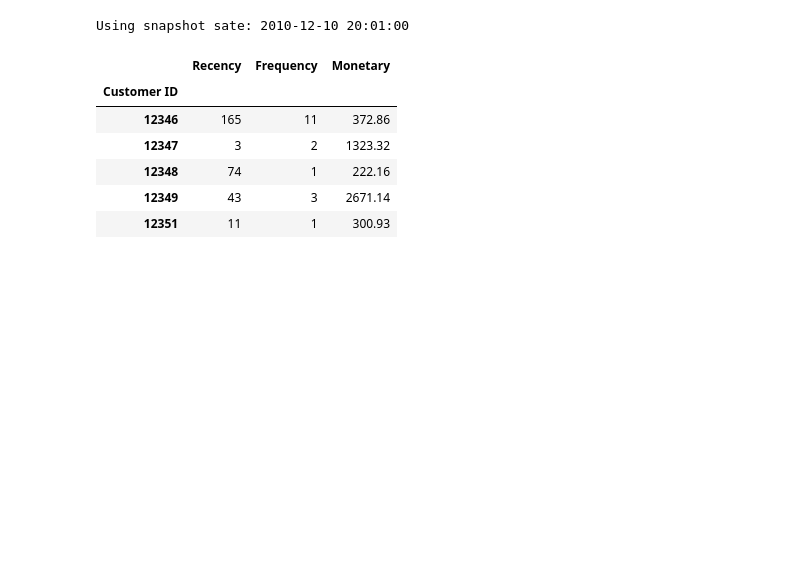
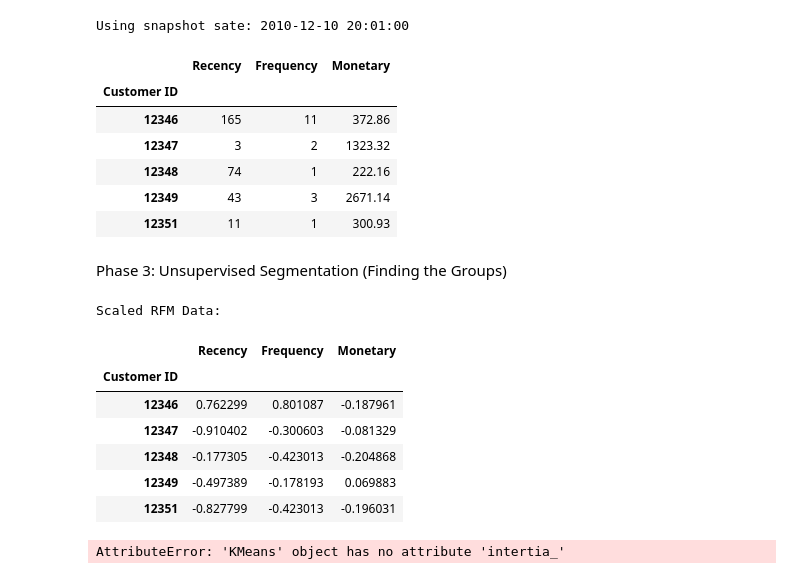
Before and after one commit to rahulgunwanistudy-2005/ecommerce-customer-segmentation, a Jupyter notebook: notebooks/01_data_exploration.ipynb, the cells around one changed output. Cells and saved outputs as stored; diff of their text form; code cells hidden in the pictures; blank space fills up the shorter version.

```diff
--- a/notebooks/01_data_exploration.ipynb
+++ b/notebooks/01_data_exploration.ipynb
@@ -144,3 +144,43 @@ Using snapshot sate: 2010-12-10 20:01:00
 | 12348 | 74 | 1 | 222.16 |
 | 12349 | 43 | 3 | 2671.14 |
 | 12351 | 11 | 1 | 300.93 |
+# %% [markdown]
+Phase 3: Unsupervised Segmentation (Finding the Groups)
+# %%
+from sklearn.preprocessing import StandardScaler
+rfm_for_scaling = rfm_df.copy()
+scaler = StandardScaler()
+rfm_scaled = scaler.fit_transform(rfm_for_scaling)
+rfm_scaled_df = pd.DataFrame(rfm_scaled, index=rfm_df.index, columns=rfm_df.columns)
+print("Scaled RFM Data:")
+rfm_scaled_df.head()
+# %% [output]
+Scaled RFM Data:
+|  | Recency | Frequency | Monetary |
+| Customer ID |  |  |  |
+| 12346 | 0.762299 | 0.801087 | -0.187961 |
+| 12347 | -0.910402 | -0.300603 | -0.081329 |
+| 12348 | -0.177305 | -0.423013 | -0.204868 |
+| 12349 | -0.497389 | -0.178193 | 0.069883 |
+| 12351 | -0.827799 | -0.423013 | -0.196031 |
+# %%
+from sklearn.cluster import KMeans
+import matplotlib.pyplot as plt
+
+inertia = {}
+
+for k in range(1,11):
+    kmeans = KMeans(n_clusters=k, random_state = 42)
+    kmeans.fit(rfm_scaled_df)
+    inertia[k] = kmeans.intertia_
+
+plt.figure(figsize=(8,5))
+plt.plot(list(inertia.keys()), list(inertia.values()), marker = 'o')
+plt.title('Elboe Method for Optimal k')
+plt.xlabel('Number of Clusters (k)')
+plt.ylabel('Intertia')
+plt.xticks(range(1,11))
+plt.grid(True)
+plt.show()
+# %% [output]
+AttributeError: 'KMeans' object has no attribute 'intertia_'
```
Also changed, not shown: parts of 1 cell of this notebook.
